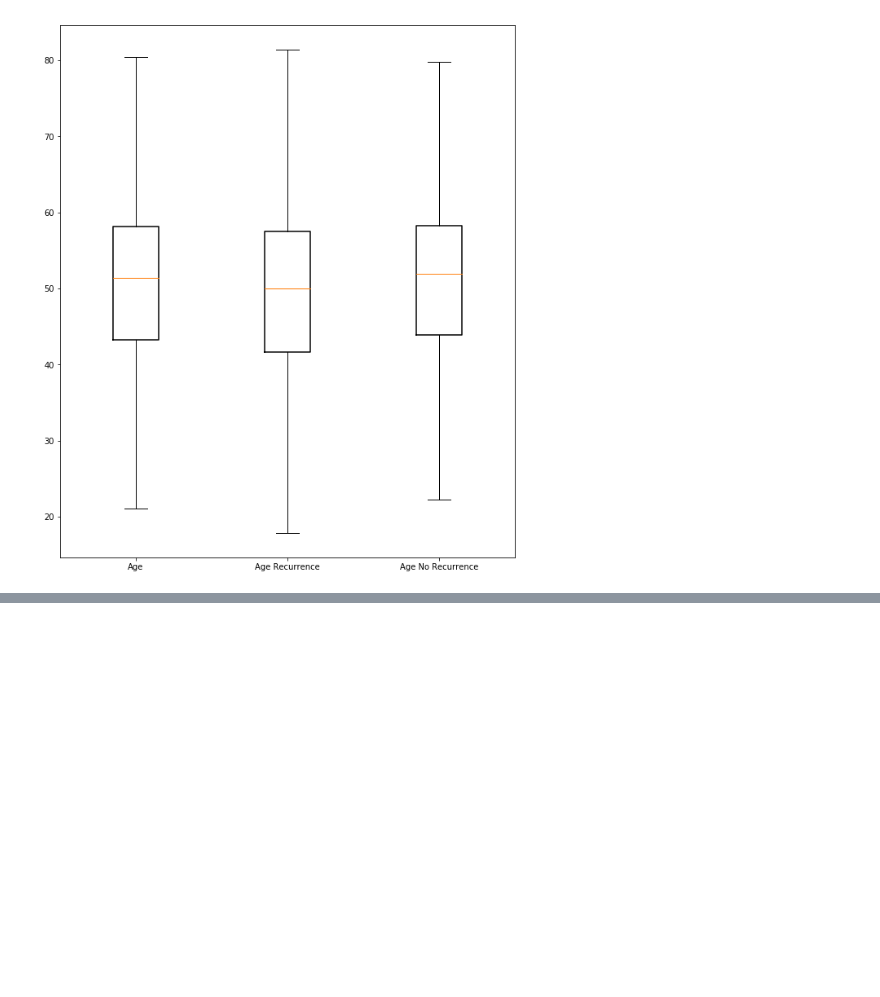
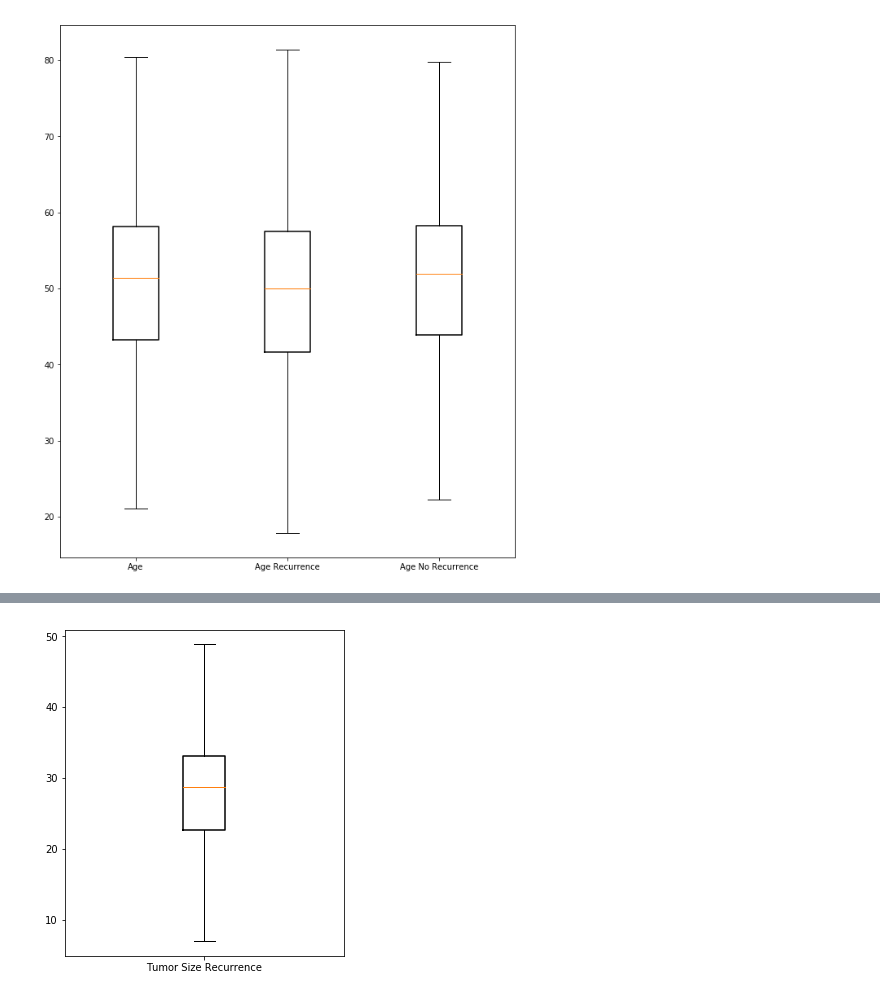
Before and after one commit to antonpetkoff/learning, a Jupyter notebook: data-mining/mini-project/analysis.ipynb, the cells around one changed output, grey strips where cells are left out. Drawn from its saved outputs; the diff is of its cells as text; code cells hidden in the pictures; blank space fills up the shorter version.

```diff
--- a/data-mining/mini-project/analysis.ipynb
+++ b/data-mining/mini-project/analysis.ipynb
@@ -195,0 +217,4 @@ plot = ax.bxp([
+# %%
+df_tumor_recurrence = df[df['class'] == ' recurrence-events']['tumor-size']
+stats_tumor_recurrence = get_stats(df_tumor_recurrence)
+print_summary(stats_tumor_recurrence)
@@ -195,0 +231,4 @@ plot = ax.bxp([
+# %%
+draw_boxplot(stats_tumor_recurrence, label='Tumor Size Recurrence')
+# %% [output]
+[figure, added]
```
Also changed, not shown: parts of 12 cells of this notebook.
